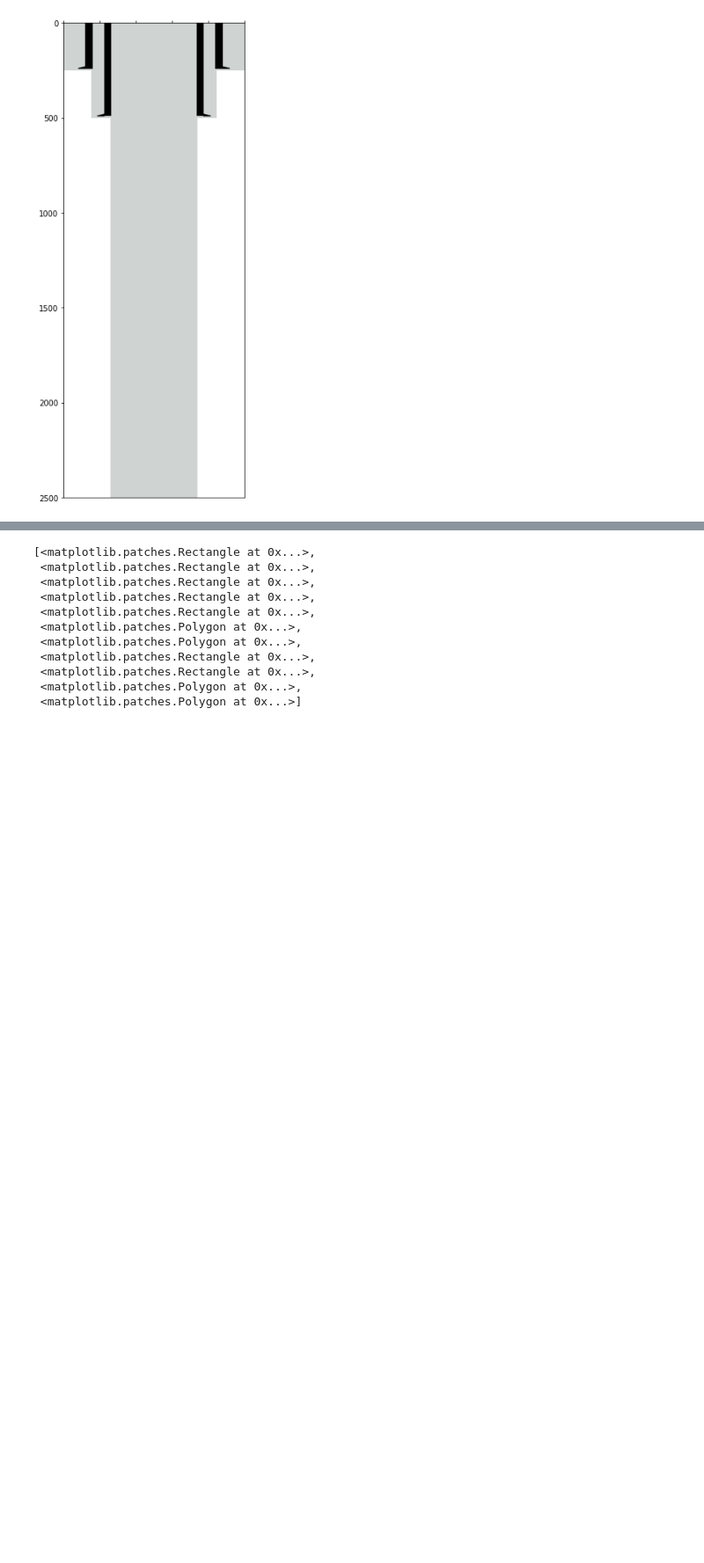
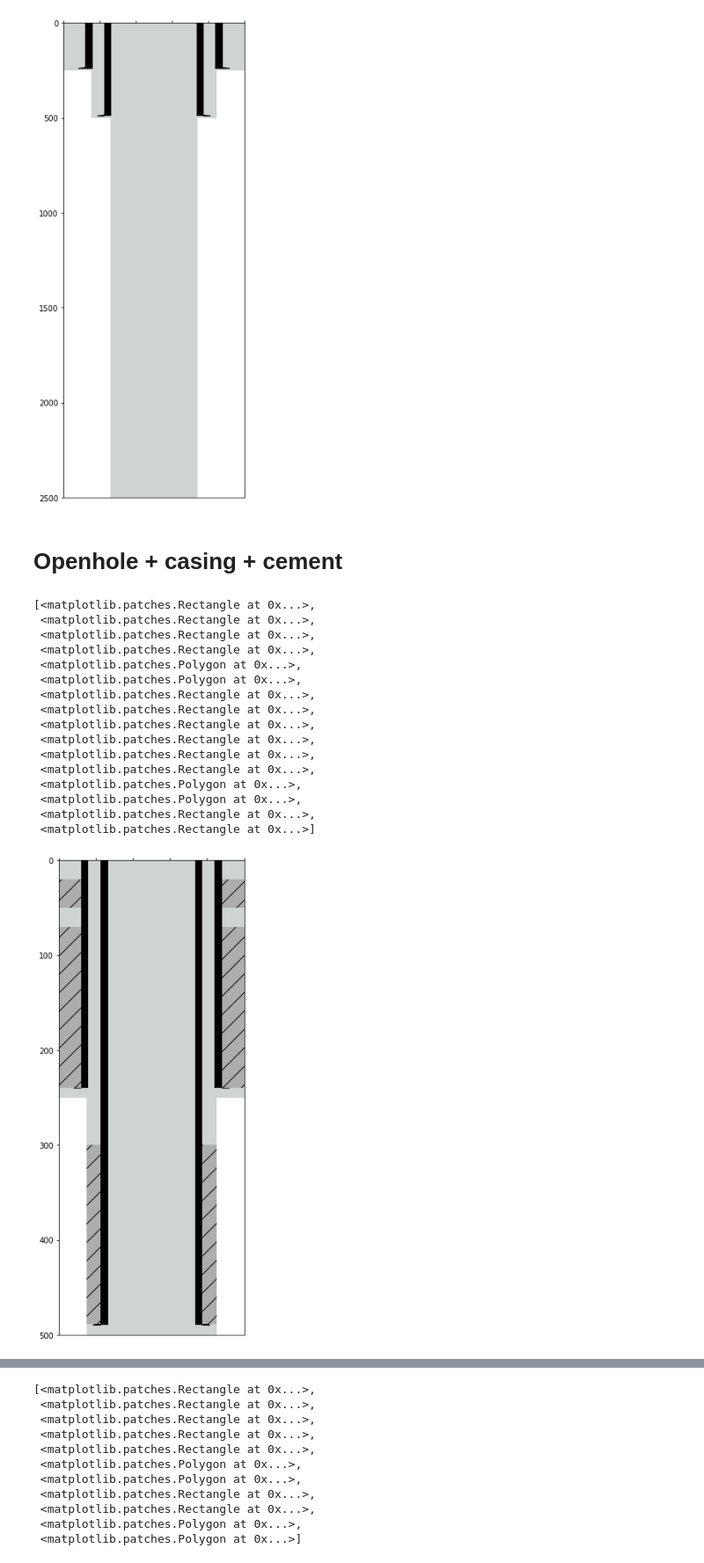
Before and after one commit to scuervo91/reservoirpy, a Jupyter notebook: examples/well_schematics/well_schematics.ipynb, the cells around one changed output, grey strips where cells are left out. Shown at 88% size. Cells and saved outputs as stored; diff of their text form; code cells hidden in the pictures; blank space fills up the shorter version.

Commit message:
update schematic

```diff
--- a/examples/well_schematics/well_schematics.ipynb
+++ b/examples/well_schematics/well_schematics.ipynb
@@ -69,3 +74,46 @@ w1.plot(csg_kw={'pipe_width':0.04,'shoe_scale':10},xtick=False)
  <matplotlib.patches.Polygon at 0x...>,
  <matplotlib.patches.Polygon at 0x...>]
 [figure]
+# %% [markdown]
+# Openhole + casing + cement
+# %%
+oh = {
+    'oh1':{'top':0,'bottom':250,'diameter':17.5},
+    'oh2':{'top':250,'bottom':500,'diameter':12.25},
+}
+
+#Cement must be a list of dict for allowing to make multiple stages
+cement_sup = [
+    {'top':20,'bottom':50,'oh':17.5},
+    {'top':70,'bottom':240,'oh':17.5,'color':'#adadad'}
+]
+
+cement_int = [
+    {'top':300,'bottom':489,'oh':12.25}
+]
+
+csg = {
+    'sup':{"type": "casing", "top": 0, "bottom": 240,'diameter':13.325,'cement':cement_sup},
+    'int':{"type": "casing", "top": 0, "bottom":490,'diameter':9.625, 'cement':cement_int},
+}
+
+w1 = ws.well_schema(open_hole=oh, casing=csg)
+w1.plot(csg_kw={'pipe_width':0.04,'shoe_scale':10},xtick=False)
+# %% [output]
+[<matplotlib.patches.Rectangle at 0x...>,
+ <matplotlib.patches.Rectangle at 0x...>,
+ <matplotlib.patches.Rectangle at 0x...>,
+ <matplotlib.patches.Rectangle at 0x...>,
+ <matplotlib.patches.Polygon at 0x...>,
+ <matplotlib.patches.Polygon at 0x...>,
+ <matplotlib.patches.Rectangle at 0x...>,
+ <matplotlib.patches.Rectangle at 0x...>,
+ <matplotlib.patches.Rectangle at 0x...>,
+ <matplotlib.patches.Rectangle at 0x...>,
+ <matplotlib.patches.Rectangle at 0x...>,
+ <matplotlib.patches.Rectangle at 0x...>,
+ <matplotlib.patches.Polygon at 0x...>,
+ <matplotlib.patches.Polygon at 0x...>,
+ <matplotlib.patches.Rectangle at 0x...>,
+ <matplotlib.patches.Rectangle at 0x...>]
+[figure, added]
```
Also changed, not shown: parts of 7 cells of this notebook.
